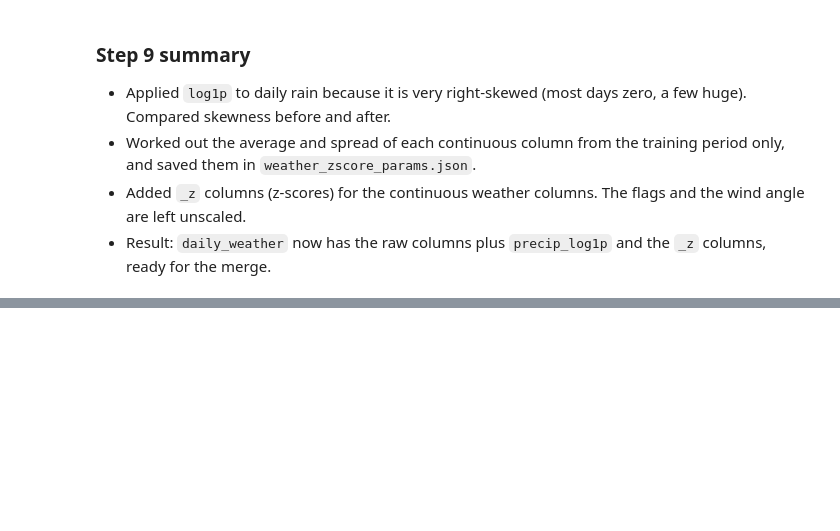
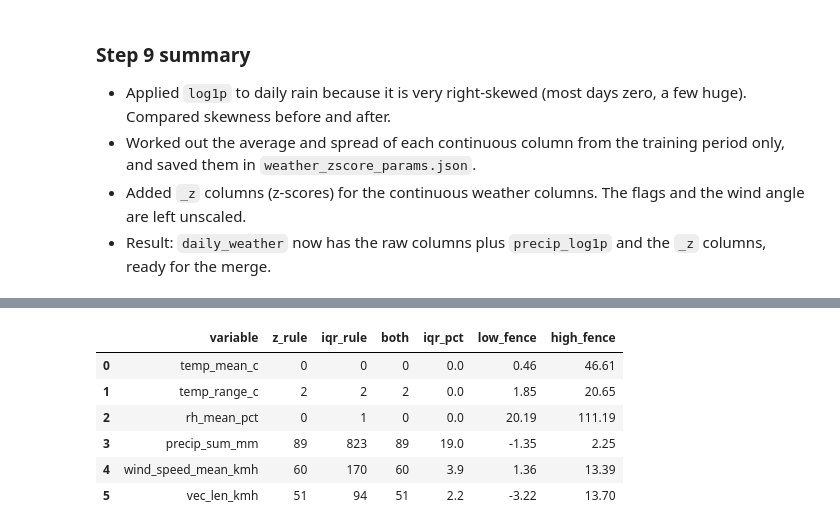
Before and after one commit to IsmailNooruddin/Smog-Analysis-DSSG, a Jupyter notebook: weather.ipynb, the cells around one changed output, grey strips where cells are left out. Saved outputs shown, nothing was run; the diff lists cells and outputs as text; code cells hidden in the pictures; blank space fills up the shorter version.

```diff
--- a/weather.ipynb
+++ b/weather.ipynb
@@ -752,0 +797,37 @@ Example row: `temp_mean_c_z | train_mean 0.0 | train_std 1.0 | valid_mean 0.3 |
+# %%
+audit_cols = ["temp_mean_c", "temp_range_c", "rh_mean_pct",
+              "precip_sum_mm", "wind_speed_mean_kmh", "vec_len_kmh"]
+
+rows = []
+for c in audit_cols:
+    x = eda[c]
+    mean, std = x.mean(), x.std()
+    q1, q3 = x.quantile(0.25), x.quantile(0.75)
+    low, high = q1 - 1.5 * (q3 - q1), q3 + 1.5 * (q3 - q1)
+
+    # flag every row, using the training numbers
+    daily_weather[f"{c}_outlier_z"] = ((daily_weather[c] - mean).abs() > 3 * std).astype(int)
+    daily_weather[f"{c}_outlier_iqr"] = ((daily_weather[c] < low) | (daily_weather[c] > high)).astype(int)
+
+    zf = daily_weather.loc[eda.index, f"{c}_outlier_z"]
+    qf = daily_weather.loc[eda.index, f"{c}_outlier_iqr"]
+    rows.append({
+        "variable": c,
+        "z_rule": int(zf.sum()),
+        "iqr_rule": int(qf.sum()),
+        "both": int(((zf == 1) & (qf == 1)).sum()),
+        "iqr_pct": round(qf.mean() * 100, 1),
+        "low_fence": round(low, 2),
+        "high_fence": round(high, 2),
+    })
+
+outlier_table = pd.DataFrame(rows)
+outlier_table
+# %% [output]
+|  | variable | z_rule | iqr_rule | both | iqr_pct | low_fence | high_fence |
+| 0 | temp_mean_c | 0 | 0 | 0 | 0.0 | 0.46 | 46.61 |
+| 1 | temp_range_c | 2 | 2 | 2 | 0.0 | 1.85 | 20.65 |
+| 2 | rh_mean_pct | 0 | 1 | 0 | 0.0 | 20.19 | 111.19 |
+| 3 | precip_sum_mm | 89 | 823 | 89 | 19.0 | -1.35 | 2.25 |
+| 4 | wind_speed_mean_kmh | 60 | 170 | 60 | 3.9 | 1.36 | 13.39 |
+| 5 | vec_len_kmh | 51 | 94 | 51 | 2.2 | -3.22 | 13.70 |
```
Also changed, not shown: parts of 24 cells of this notebook, 3 other files.
